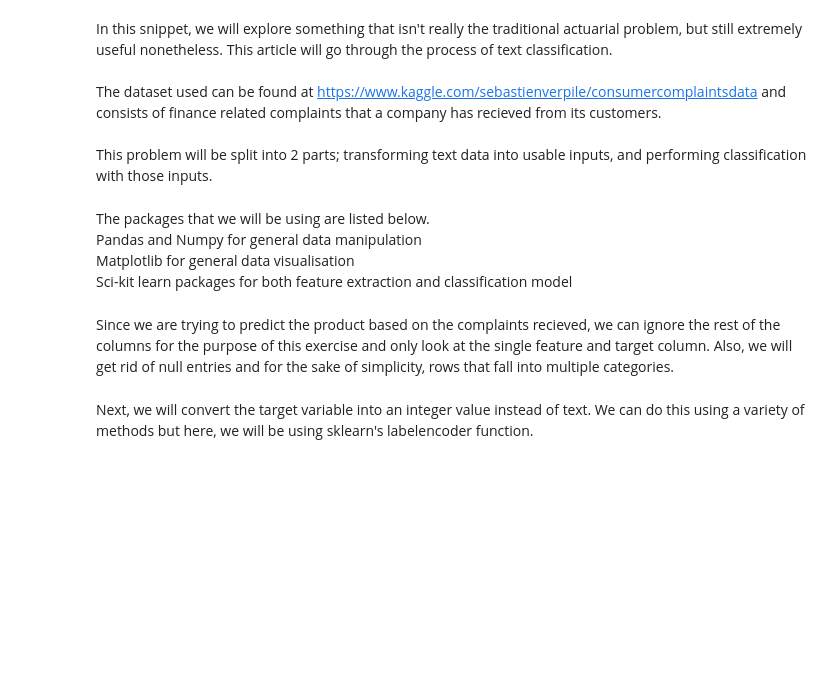
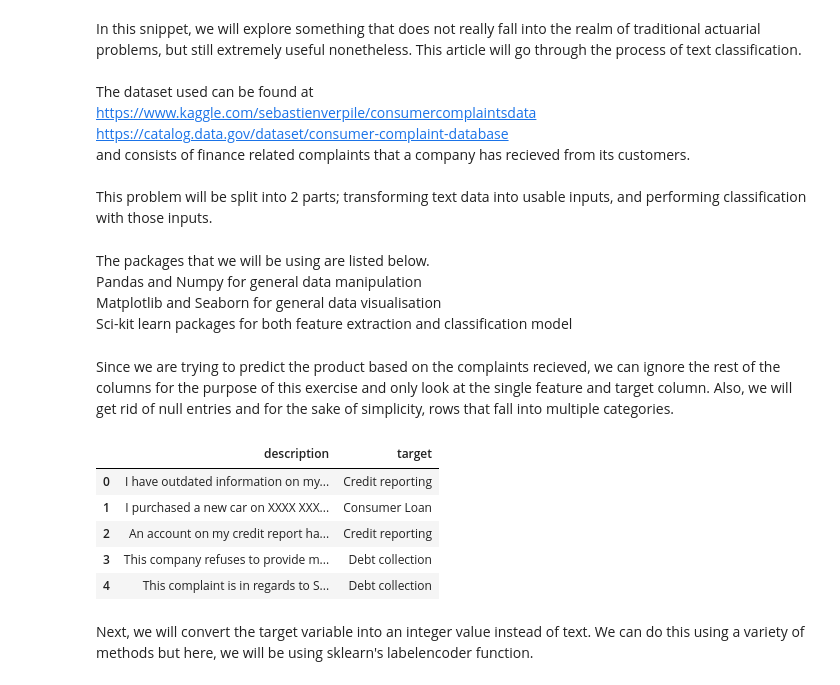
Before and after one commit to jtsw1990/-100daysofmlcode, a Jupyter notebook: actuariesInstituteEntry.ipynb, the cells around one changed output. Saved outputs shown, nothing was run; the diff lists cells and outputs as text; code cells hidden in the pictures; blank space fills up the shorter version.

```diff
--- a/actuariesInstituteEntry.ipynb
+++ b/actuariesInstituteEntry.ipynb
@@ -1,9 +1,12 @@
 # %% [markdown]
-In this snippet, we will explore something that isn't really the traditional actuarial problem, but still extremely useful nonetheless. This article will go through the process of text classification. <br><br> The dataset used can be found at https://www.kaggle.com/sebastienverpile/consumercomplaintsdata and consists of finance related complaints that a company has recieved from its customers. <br><br> This problem will be split into 2 parts; transforming text data into usable inputs, and performing classification with those inputs.
+In this snippet, we will explore something that does not really fall into the realm of traditional actuarial problems, but still extremely useful nonetheless. This article will go through the process of text classification. <br><br> The dataset used can be found at <br>
+https://www.kaggle.com/sebastienverpile/consumercomplaintsdata <br>
+https://catalog.data.gov/dataset/consumer-complaint-database <br>
+and consists of finance related complaints that a company has recieved from its customers. <br><br> This problem will be split into 2 parts; transforming text data into usable inputs, and performing classification with those inputs.
 # %% [markdown]
 The packages that we will be using are listed below. <br>
 Pandas and Numpy for general data manipulation <br>
-Matplotlib for general data visualisation <br>
+Matplotlib and Seaborn for general data visualisation <br>
 Sci-kit learn packages for both feature extraction and classification model
 # %%
 import pandas as pd
@@ -17,14 +25,21 @@ Since we are trying to predict the product based on the complaints recieved, we
 # %%
 df = pd.read_csv('Consumer_Complaints.csv')
 df = df.loc[(df['Consumer complaint narrative'].notnull()),
             ['Consumer complaint narrative', 'Product']] \
        .reset_index() \
        .drop('index', axis = 1)
 df = df[(np.logical_not(df.Product.str.contains(','))) \
         & (df.Product != 'Credit card or prepaid card')]
-#df = df.iloc[:100, :]
 
 df.columns = ['description', 'target']
+df.head()
+# %% [output]
+|  | description | target |
+| 0 | I have outdated information on my... | Credit reporting |
+| 1 | I purchased a new car on XXXX XXX... | Consumer Loan |
+| 2 | An account on my credit report ha... | Credit reporting |
+| 3 | This company refuses to provide m... | Debt collection |
+| 4 | This complaint is in regards to S... | Debt collection |
 # %% [markdown]
 Next, we will convert the target variable into an integer value instead of text. We can do this using a variety of methods but here, we will be using sklearn's labelencoder function.
 # %%
```
Also changed, not shown: parts of 45 cells of this notebook.
